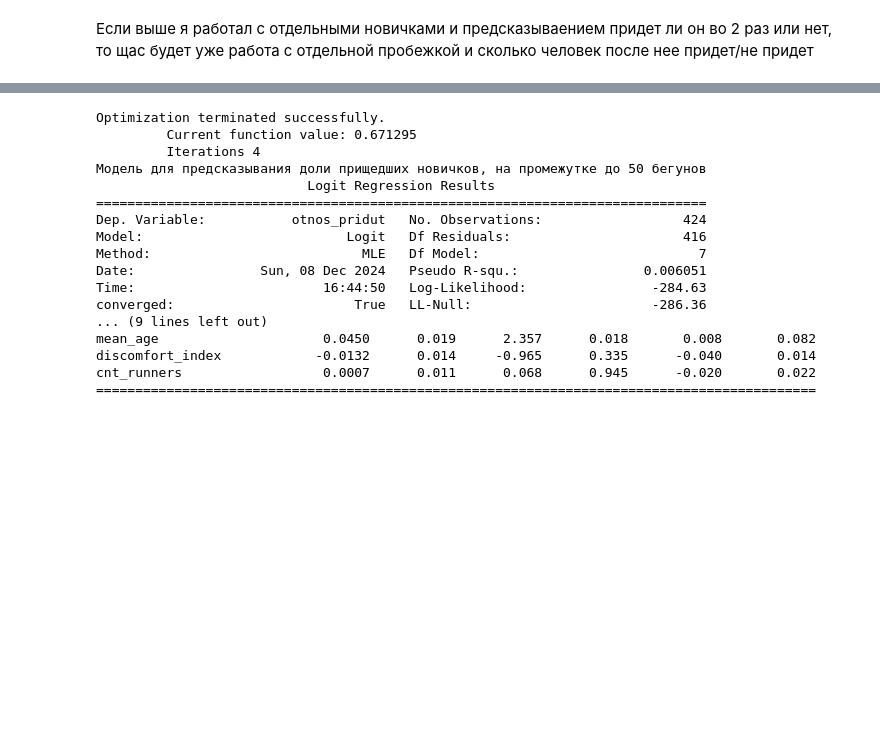
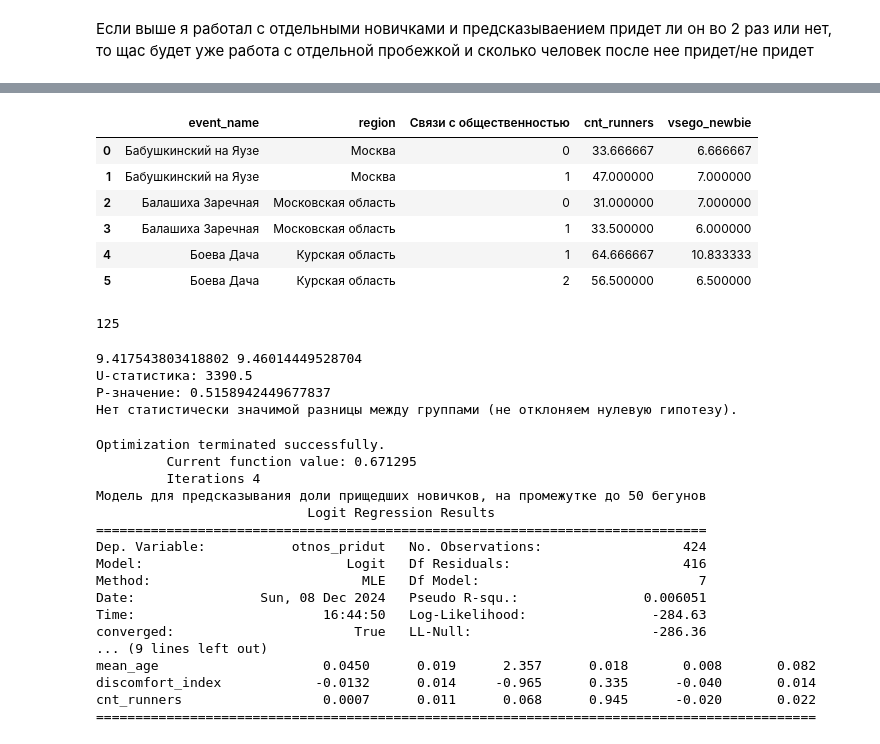
Before and after one commit to Alex12345432141242/abort-404, a Jupyter notebook: gipoteza_volunteer.ipynb, the cells around one changed output, grey strips where cells are left out. Cells and saved outputs as stored; diff of their text form; code cells hidden in the pictures; blank space fills up the shorter version.

```diff
--- a/gipoteza_volunteer.ipynb
+++ b/gipoteza_volunteer.ipynb
@@ -1462,0 +1706,17 @@ print(len(info_about_jogging[(info_about_jogging.cnt_runners <= 50)]))
+# %%
+population = regions[['region', 'population_total']]
+jogging = info_about_jogging.merge(population, on="region", how='left')
+jogging = jogging[(jogging.cnt_runners > 20) & (jogging.cnt_runners < 90)]
+
+X = jogging[['Связи с общественностью']]
+y = jogging['cnt_runners']
+
+# Добавляем константу
+X = sm.add_constant(X)
+
+# Строим модель
+model = sm.OLS(y, X)
+result = model.fit()
+
+# Печатаем результаты
+print(result.summary())
@@ -1463,3 +1741,48 @@ print(len(info_about_jogging[(info_about_jogging.cnt_runners <= 50)]))
+# %%
+grouped = jogging.groupby(['event_name', 'region', 'Связи с общественностью'], as_index=False).agg({'cnt_runners': 'mean', 'vsego_newbie': 'mean'})
+counts = grouped.groupby(['event_name', 'region']).size().reset_index(name='counts')
+
+#Отфильтровываем комбинации, где количество записей больше 1
+filtered_counts = counts[counts['counts'] > 1]
+
+# Объединяем для получения только тех записей из grouped, которые представлены более чем раз
+grouped = pd.merge(grouped, filtered_counts[['event_name', 'region']], on=['event_name', 'region'])
+display(grouped.head(6))
+print(len(grouped))
+# %% [output]
+|  | event_name | region | Связи с общественностью | cnt_runners | vsego_newbie |
+| 0 | Бабушкинский на Яузе | Москва | 0 | 33.666667 | 6.666667 |
+| 1 | Бабушкинский на Яузе | Москва | 1 | 47.000000 | 7.000000 |
+| 2 | Балашиха Заречная | Московская область | 0 | 31.000000 | 7.000000 |
+| 3 | Балашиха Заречная | Московская область | 1 | 33.500000 | 6.000000 |
+| 4 | Боева Дача | Курская область | 1 | 64.666667 | 10.833333 |
+| 5 | Боева Дача | Курская область | 2 | 56.500000 | 6.500000 |
+125
+# %%
+from scipy import stats
+
+# Разбиваем данные на две группы
+group_with_volunteer = grouped[grouped['Связи с общественностью'] >= 1]['vsego_newbie']
+group_without_volunteer = grouped[grouped['Связи с общественностью'] == 0]['vsego_newbie']
+
+# Выполняем t-тест
+t_stat, p_value = stats.mannwhitneyu(group_with_volunteer, group_without_volunteer)
+print(group_with_volunteer.mean(), group_without_volunteer.mean())
+# Выводим результаты
+print(f"U-статистика: {t_stat}")
+print(f"P-значение: {p_value}")
+
+# Определение уровня значимости
+alpha = 0.05
+if p_value < alpha:
+    print("Существует статистически значимая разница между группами (отклоняем нулевую гипотезу).")
+else:
+    print("Нет статистически значимой разницы между группами (не отклоняем нулевую гипотезу).")
+# %% [output]
+9.417543803418802 9.46014449528704
+U-статистика: 3390.5
+P-значение: 0.5158942449677837
+Нет статистически значимой разницы между группами (не отклоняем нулевую гипотезу).
 # %%
 small_jogging = info_about_jogging[info_about_jogging.cnt_runners < 50]
 need_columns = [ 'Сканирование штрих-кодов', 'Завершение мероприятия', 'Организация финиша', 'Обработка результатов',
```
Also changed, not shown: parts of 14 cells of this notebook.
